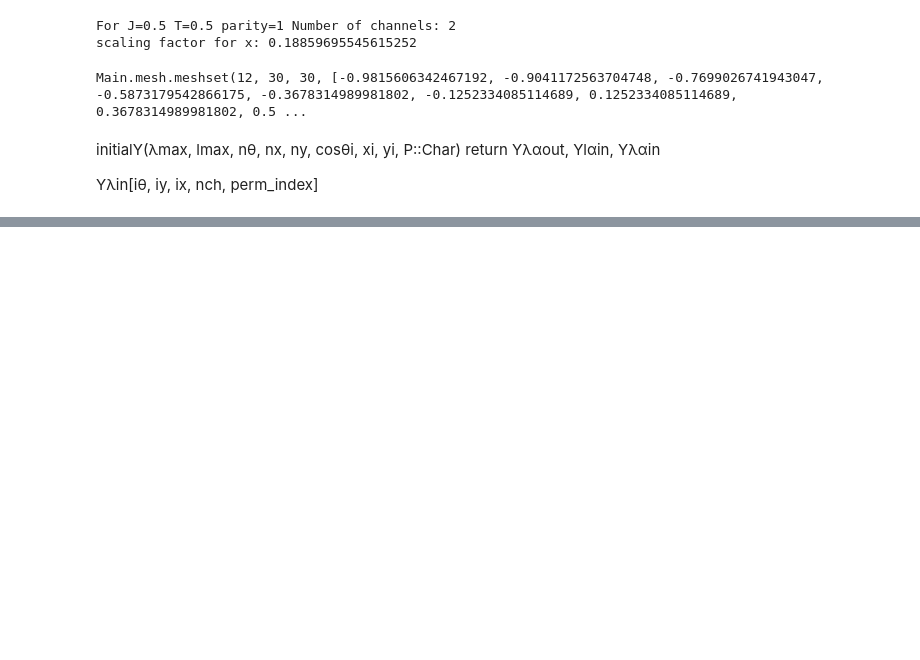
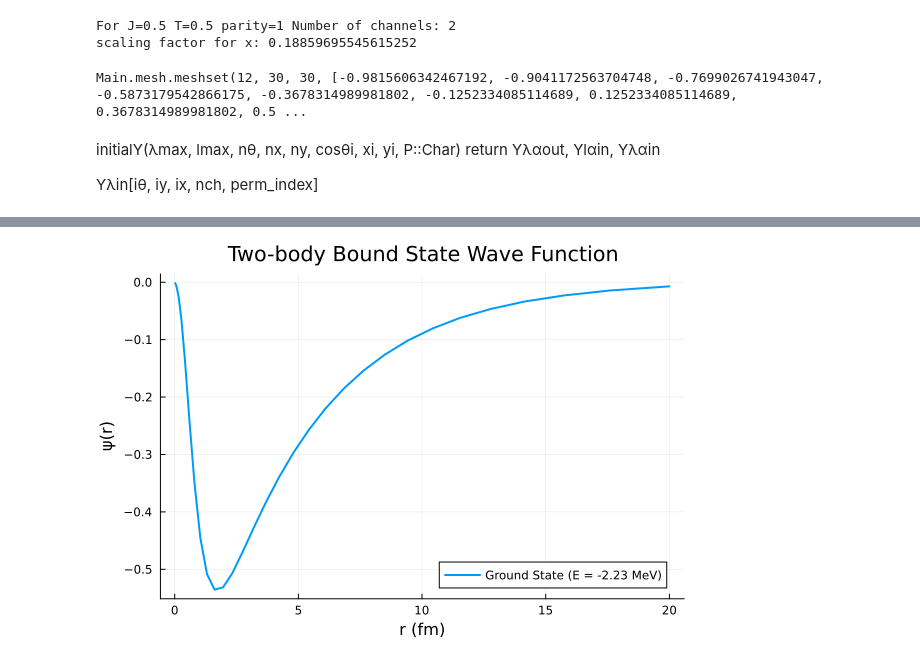
Before and after one commit to jinleiphys/swift.jl, a Jupyter notebook: swift/test.ipynb, the cells around one changed output, grey strips where cells are left out. Cells and saved outputs as stored; diff of their text form; code cells hidden in the pictures; blank space fills up the shorter version.

```diff
--- a/swift/test.ipynb
+++ b/swift/test.ipynb
@@ -40,4 +40,4 @@ includet("twobody.jl")
 using .twobodybound
 # %%
 potname="MT"
-bound_states=bound2b(grid, potname)
+e2b, ψ =bound2b(grid, potname)
@@ -43,0 +51,19 @@ bound_states=bound2b(grid, potname)
+# %%
+using Plots
+
+# Plot the wave function ψ vs radial coordinate
+plot(grid.xi, ψ[1],
+     xlabel="r (fm)",
+     ylabel="ψ(r)",
+     title="Two-body Bound State Wave Function",
+     linewidth=2,
+     label="Ground State (E = $(round(e2b[1], digits=3)) MeV)")
+
+# Add grid for better visualization
+plot!(grid=true)
+
+# Save the plot
+savefig("wavefunction_2body.png")
+display(current())
+# %% [output]
+[figure, added]
```
Also changed, not shown: parts of 4 cells of this notebook, 2 other files.
